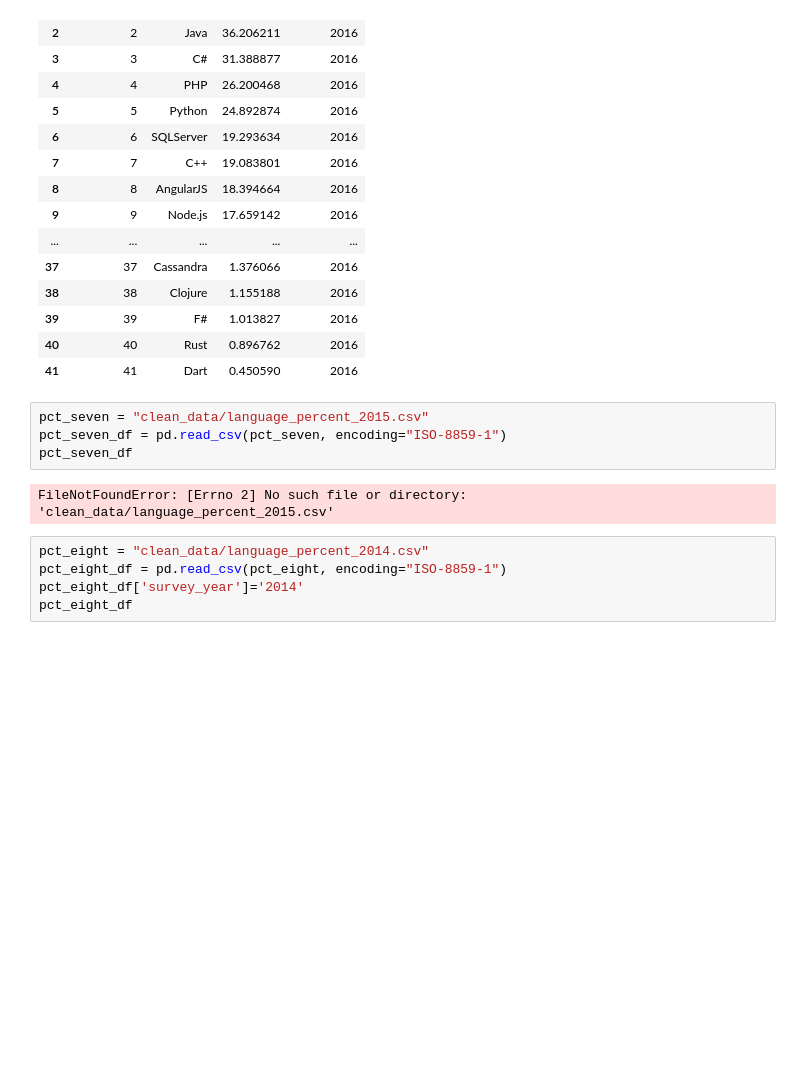
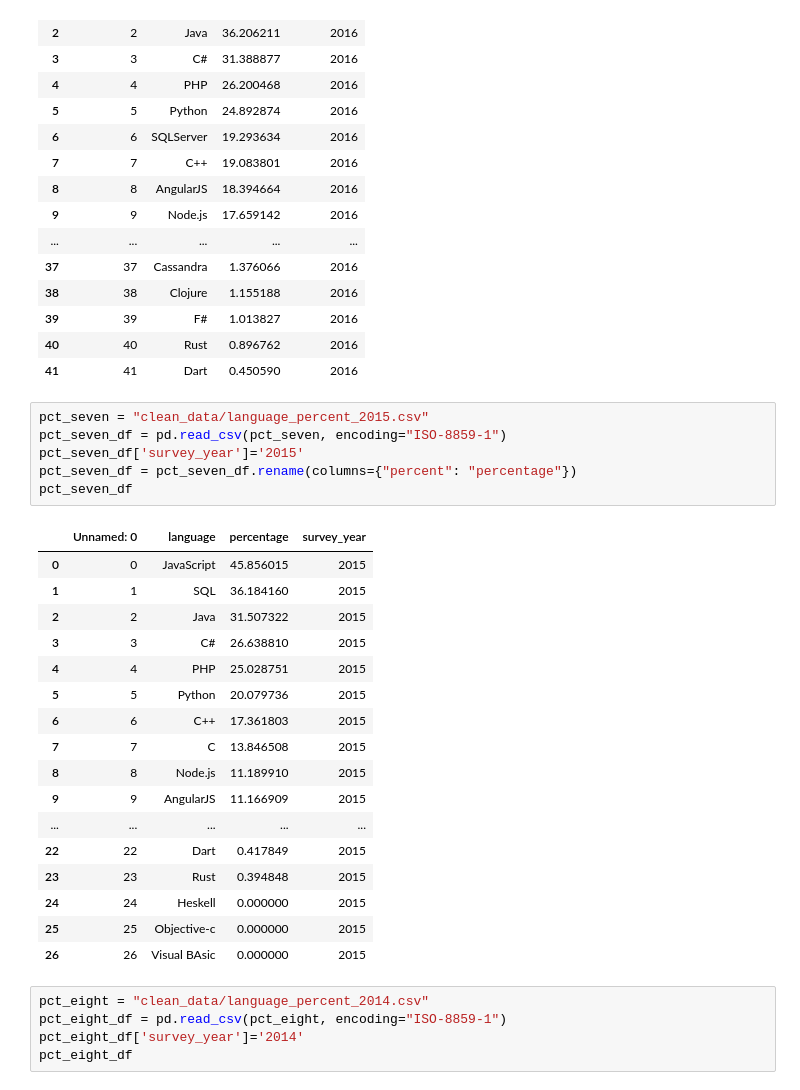
Before and after one commit to nblaul/project-2, a Jupyter notebook: MongoDB Upload 2.ipynb, the cells around one changed output. Saved outputs shown, nothing was run; the diff lists cells and outputs as text; blank space fills up the shorter version.

```diff
--- a/MongoDB Upload 2.ipynb
+++ b/MongoDB Upload 2.ipynb
@@ -173,9 +155,27 @@ pct_six_df
 # %%
 pct_seven = "clean_data/language_percent_2015.csv"
 pct_seven_df = pd.read_csv(pct_seven, encoding="ISO-8859-1")
+pct_seven_df['survey_year']='2015'
+pct_seven_df = pct_seven_df.rename(columns={"percent": "percentage"})
 pct_seven_df
 # %% [output]
-FileNotFoundError: [Errno 2] No such file or directory: 'clean_data/language_percent_2015.csv'
+|  | Unnamed: 0 | language | percentage | survey_year |
+| 0 | 0 | JavaScript | 45.856015 | 2015 |
+| 1 | 1 | SQL | 36.184160 | 2015 |
+| 2 | 2 | Java | 31.507322 | 2015 |
+| 3 | 3 | C# | 26.638810 | 2015 |
+| 4 | 4 | PHP | 25.028751 | 2015 |
+| 5 | 5 | Python | 20.079736 | 2015 |
+| 6 | 6 | C++ | 17.361803 | 2015 |
+| 7 | 7 | C | 13.846508 | 2015 |
+| 8 | 8 | Node.js | 11.189910 | 2015 |
+| 9 | 9 | AngularJS | 11.166909 | 2015 |
+| ... | ... | ... | ... | ... |
+| 22 | 22 | Dart | 0.417849 | 2015 |
+| 23 | 23 | Rust | 0.394848 | 2015 |
+| 24 | 24 | Heskell | 0.000000 | 2015 |
+| 25 | 25 | Objective-c | 0.000000 | 2015 |
+| 26 | 26 | Visual BAsic | 0.000000 | 2015 |
 # %%
 pct_eight = "clean_data/language_percent_2014.csv"
 pct_eight_df = pd.read_csv(pct_eight, encoding="ISO-8859-1")
```
Also changed, not shown: parts of 3 cells of this notebook, 3 other files.
